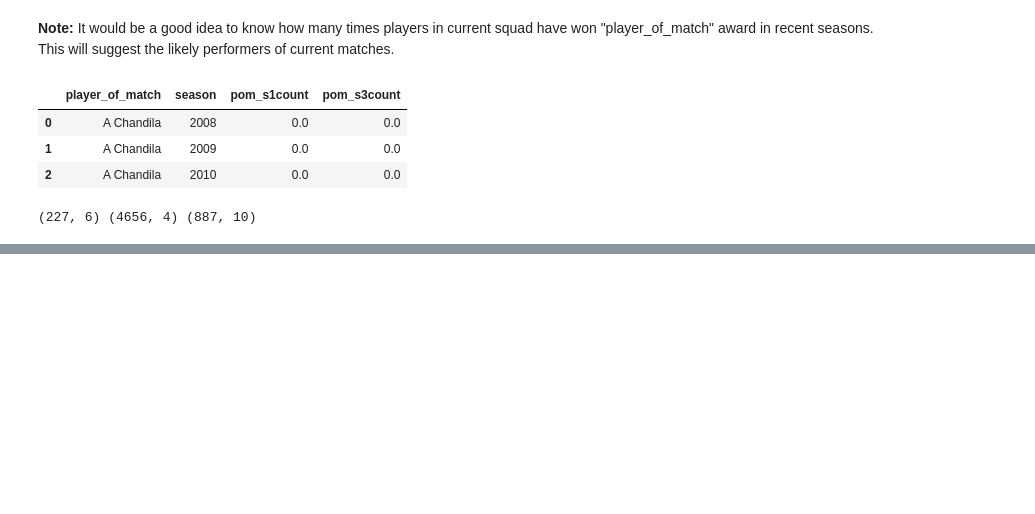
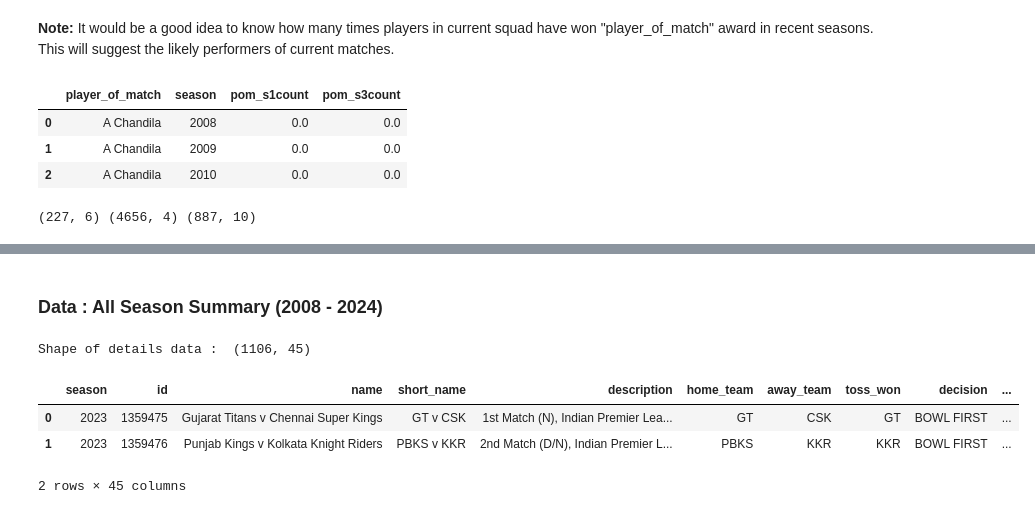
Before and after one commit to quickSilverShanks/IPL-CricPred, a Jupyter notebook: notebooks/Data Preprocessing.ipynb, the cells around one changed output, grey strips where cells are left out. Drawn from its saved outputs; the diff is of its cells as text; code cells hidden in the pictures; blank space fills up the shorter version.

```diff
--- a/notebooks/Data Preprocessing.ipynb
+++ b/notebooks/Data Preprocessing.ipynb
@@ -228,0 +285,19 @@ def pom_newmatch(season, team1, team2, data_squad, data_pom):
+# %% [markdown]
+### Data : All Season Summary (2008 - 2024)
+# %%
+data_loc1 = os.path.join(KAGGLE_DATA, "all_seasons_detailed", "all_season_summary_spmodified.csv")
+data_loc2 = os.path.join(KAGGLE_DATA, "all_seasons_detailed", "2024", "season_summary_spmodified.csv")
+
+allseason_smry = pd.concat([
+    pd.read_csv(data_loc1, low_memory=False),
+    pd.read_csv(data_loc2, low_memory=False)
+])
+
+print("Shape of details data : ", allseason_smry.shape)
+allseason_smry.head(2)
+# %% [output]
+Shape of details data :  (1106, 45)
+|  | season | id | name | short_name | description | home_team | away_team | toss_won | decision | ... |
+| 0 | 2023 | 1359475 | Gujarat Titans v Chennai Super Kings | GT v CSK | 1st Match (N), Indian Premier Lea... | GT | CSK | GT | BOWL FIRST | ... |
+| 1 | 2023 | 1359476 | Punjab Kings v Kolkata Knight Riders | PBKS v KKR | 2nd Match (D/N), Indian Premier L... | PBKS | KKR | KKR | BOWL FIRST | ... |
+2 rows × 45 columns
```
Also changed, not shown: parts of 13 cells of this notebook, 6 other files.
